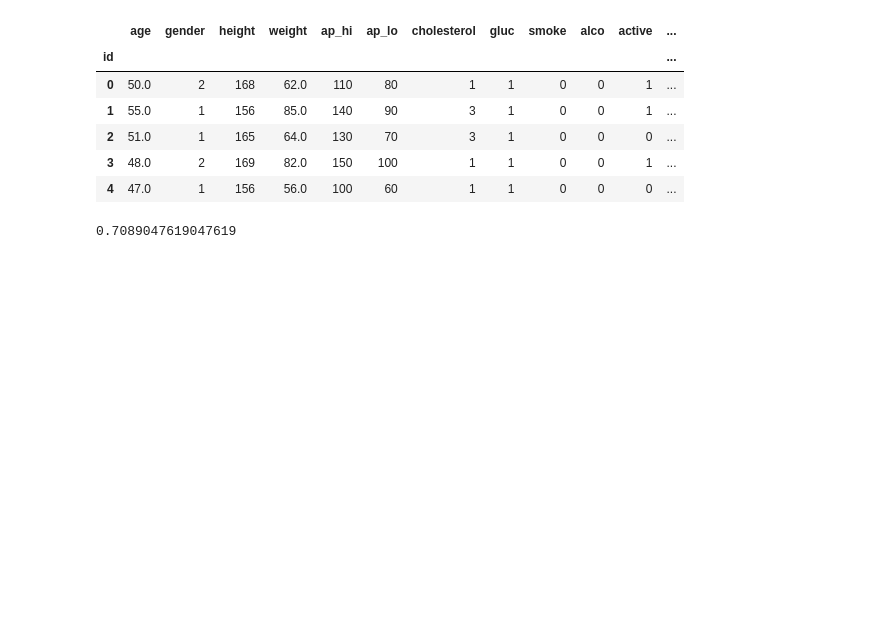
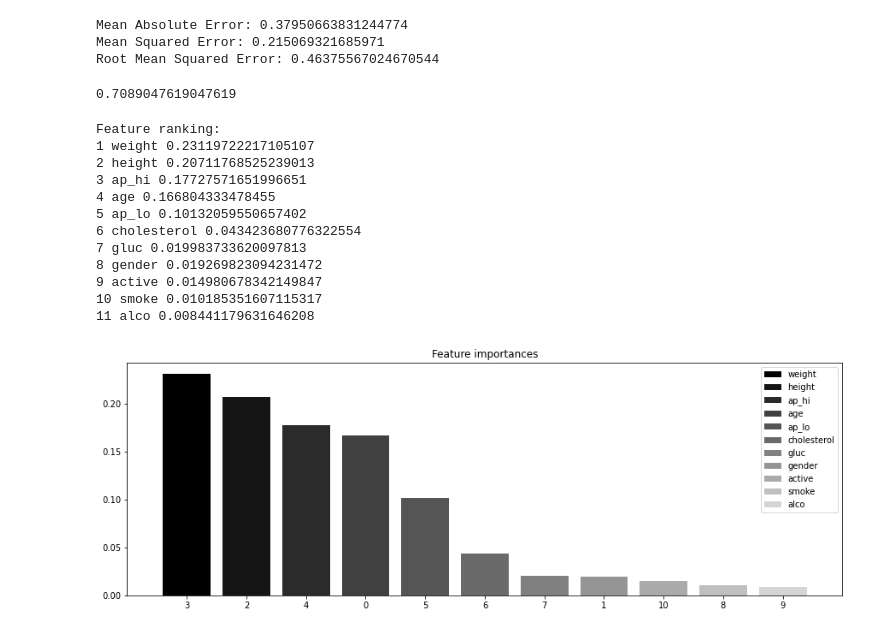
Before and after one commit to ejhb/2021-01-january-bench, a Jupyter notebook: 25-random-forest/script-zone/random-forest.ipynb, the cells around one changed output. Saved outputs shown, nothing was run; the diff lists cells and outputs as text; code cells hidden in the pictures; blank space fills up the shorter version.

```diff
--- a/25-random-forest/script-zone/random-forest.ipynb
+++ b/25-random-forest/script-zone/random-forest.ipynb
@@ -12,11 +17,5 @@ import os
 df = pd.read_csv('../data/cardio_train.csv', sep=';', index_col=0)
 df['age'] = np.floor(df['age'] / 365.25)
 df.head()
+Y = df['cardio']
+X = df.loc[:, df.columns != 'cardio']
-# %% [output]
-|  | age | gender | height | weight | ap_hi | ap_lo | cholesterol | gluc | smoke | alco | active | ... |
-| id |  |  |  |  |  |  |  |  |  |  |  | ... |
-| 0 | 50.0 | 2 | 168 | 62.0 | 110 | 80 | 1 | 1 | 0 | 0 | 1 | ... |
-| 1 | 55.0 | 1 | 156 | 85.0 | 140 | 90 | 3 | 1 | 0 | 0 | 1 | ... |
-| 2 | 51.0 | 1 | 165 | 64.0 | 130 | 70 | 3 | 1 | 0 | 0 | 0 | ... |
-| 3 | 48.0 | 2 | 169 | 82.0 | 150 | 100 | 1 | 1 | 0 | 0 | 1 | ... |
-| 4 | 47.0 | 1 | 156 | 56.0 | 100 | 60 | 1 | 1 | 0 | 0 | 0 | ... |
@@ -23,5 +25,19 @@ df.head()
 # %%
-X_train, X_valid, y_train, y_valid = train_test_split(df.drop('cardio', axis=1),
-                                                      df['cardio'],
-                                                      test_size=0.3,
-                                                      random_state=2019)
+X_train, X_test, y_train, y_test = train_test_split(X,Y,test_size=0.25,random_state=2019)
+# %%
+sc = StandardScaler()
+X_train = sc.fit_transform(X_train)
+X_test = sc.fit_transform(X_test)
+# %%
+
+regressor = RandomForestRegressor(n_estimators=200, random_state=0)
+regressor.fit(X_train, y_train)
+y_pred = regressor.predict(X_test)
+# %%
+print('Mean Absolute Error:', metrics.mean_absolute_error(y_test, y_pred))
+print('Mean Squared Error:', metrics.mean_squared_error(y_test, y_pred))
+print('Root Mean Squared Error:', np.sqrt(metrics.mean_squared_error(y_test, y_pred)))
+# %% [output]
+Mean Absolute Error: 0.37950663831244774
+Mean Squared Error: 0.215069321685971
+Root Mean Squared Error: 0.46375567024670544
@@ -32,3 +50,44 @@ y_pred = rf.predict(X_valid)
 print(accuracy_score(y_valid, y_pred))
 # %% [output]
 0.7089047619047619
+# %%
+features = dict(zip(range(len(df.columns)-1), df.columns[:-1]))
+
+# Важность признаков
+importances = rf.feature_importances_
+
+indices = np.argsort(importances)[::-1]
+# Plot the feature importancies of the forest
+num_to_plot = max(10, len(df.columns[:-1]))
+feature_indices = [ind for ind in indices[:num_to_plot]]
+
+# Print the feature ranking
+print("Feature ranking:")
+
+for f in range(num_to_plot):
+    print(f+1, features[feature_indices[f]], importances[indices[f]])
+
+plt.figure(figsize=(15,5))
+plt.title("Feature importances")
+bars = plt.bar(range(num_to_plot),
+               importances[indices[:num_to_plot]],
+               color=([str(i/float(num_to_plot+1)) for i in range(num_to_plot)]),
+               align="center")
+ticks = plt.xticks(range(num_to_plot),
+                   feature_indices)
+plt.xlim([-1, num_to_plot])
+plt.legend(bars, [u''.join(features[i]) for i in feature_indices]);
+# %% [output]
+Feature ranking:
+1 weight 0.23119722217105107
+2 height 0.20711768525239013
+3 ap_hi 0.17727571651996651
+4 age 0.166804333478455
+5 ap_lo 0.10132059550657402
+6 cholesterol 0.043423680776322554
+7 gluc 0.019983733620097813
+8 gender 0.019269823094231472
+9 active 0.014980678342149847
+10 smoke 0.010185351607115317
+11 alco 0.008441179631646208
+[figure, added]
```
Also changed, not shown: parts of 4 cells of this notebook, 5 other files.
